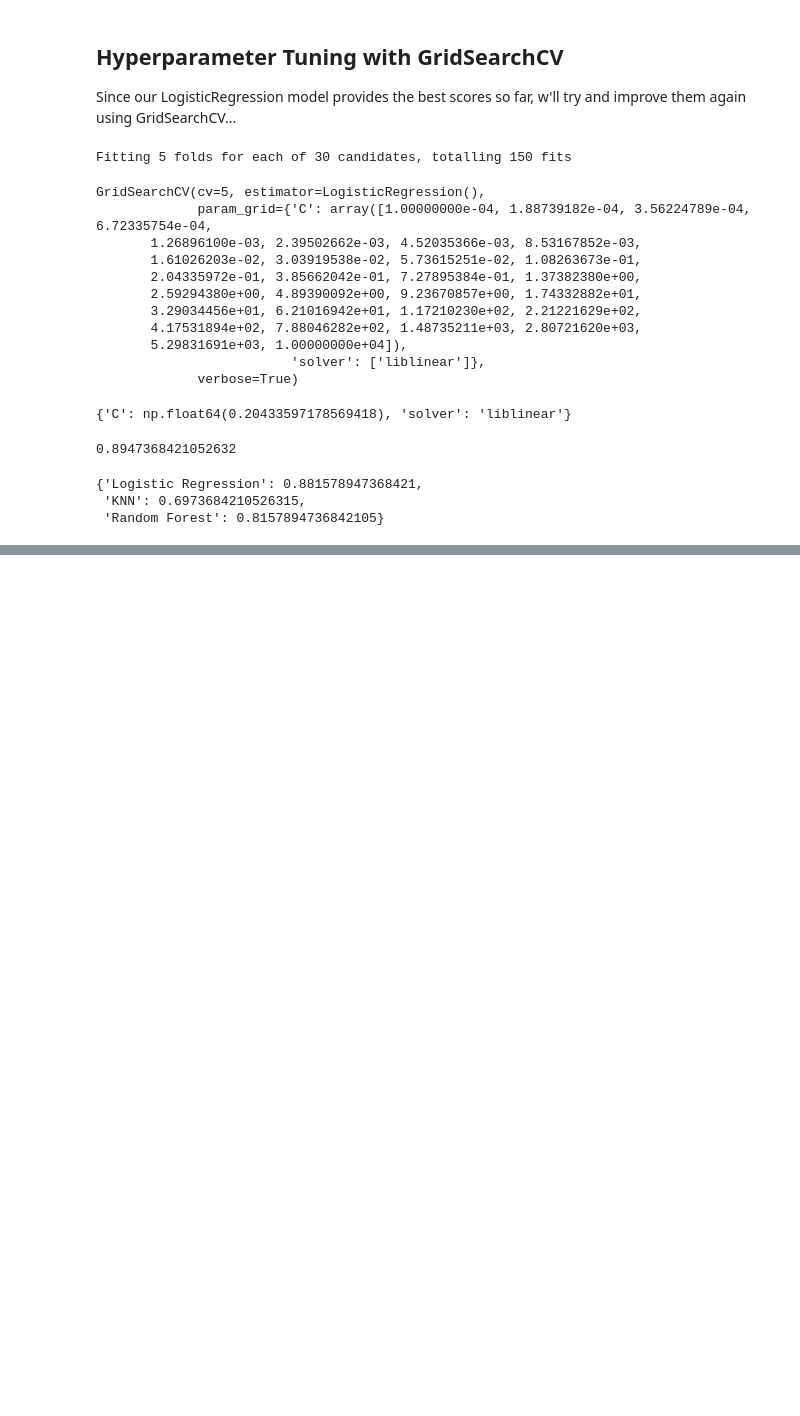
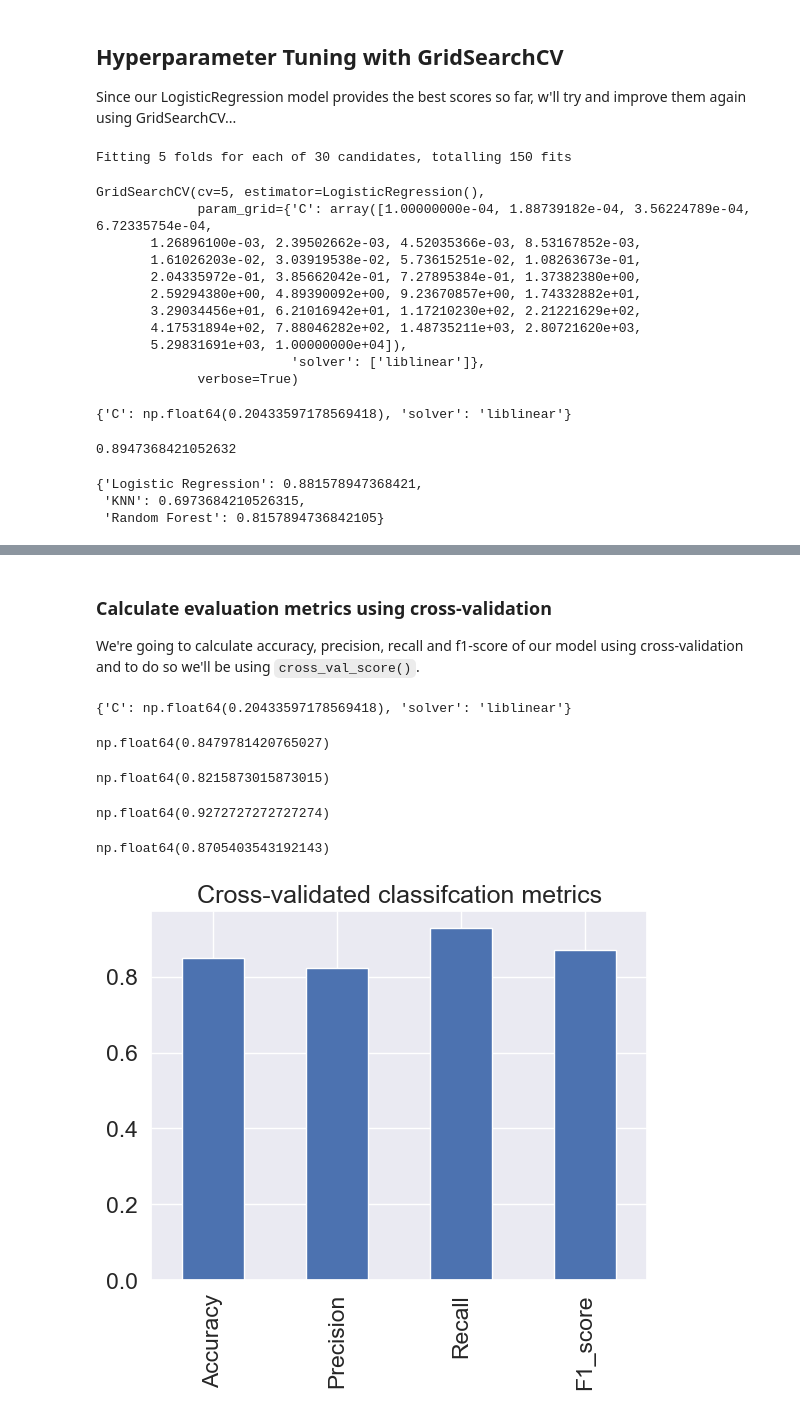
Before and after one commit to NikhilShetty-45/heart_disease_ml_project, a Jupyter notebook: end-to-end-heart-disease-classification.ipynb, the cells around one changed output, grey strips where cells are left out. Cells and saved outputs as stored; diff of their text form; code cells hidden in the pictures; blank space fills up the shorter version.

```diff
--- a/end-to-end-heart-disease-classification.ipynb
+++ b/end-to-end-heart-disease-classification.ipynb
@@ -611,0 +677,69 @@ model_scores
+# %% [markdown]
+### Calculate evaluation metrics using cross-validation
+
+We're going to calculate accuracy, precision, recall and f1-score of our model using cross-validation and to do so we'll be using `cross_val_score()`.
+# %%
+# Check best hyperparameters
+gs_log_reg.best_params_
+# %% [output]
+{'C': np.float64(0.20433597178569418), 'solver': 'liblinear'}
+# %%
+# Create a new classifier with best parameters
+clf = LogisticRegression(C=0.20433597178569418,
+                         solver="liblinear")
+# %%
+# Cross-validated accuracy
+cv_acc = cross_val_score(clf,
+                         X,
+                         y,
+                         cv = 5,
+                         scoring="accuracy")
+cv_acc = np.mean(cv_acc)
+cv_acc
+# %% [output]
+np.float64(0.8479781420765027)
+# %%
+# Cross-validated precision
+cv_prec = cross_val_score(clf,
+                         X,
+                         y,
+                         cv = 5,
+                         scoring="precision")
+cv_prec = np.mean(cv_prec)
+cv_prec
+# %% [output]
+np.float64(0.8215873015873015)
+# %%
+# Cross-validated recall
+cv_recall = cross_val_score(clf,
+                         X,
+                         y,
+                         cv = 5,
+                         scoring="recall")
+cv_recall = np.mean(cv_recall)
+cv_recall
+# %% [output]
+np.float64(0.9272727272727274)
+# %%
+# Cross-validated f1-score
+cv_f1 = cross_val_score(clf,
+                         X,
+                         y,
+                         cv = 5,
+                         scoring="f1")
+cv_f1 = np.mean(cv_f1)
+cv_f1
+# %% [output]
+np.float64(0.8705403543192143)
+# %%
+#Visualize cross-validated metrics
+cv_metrics = pd.DataFrame({"Accuracy": cv_acc,
+                           "Precision": cv_prec,
+                           "Recall": cv_recall,
+                           "F1_score": cv_f1},
+                           index=[0])
+
+cv_metrics.T.plot.bar(title="Cross-validated classifcation metrics",
+                      legend=False);
+# %% [output]
+[figure, added]
```
Also changed, not shown: parts of 14 cells of this notebook.
